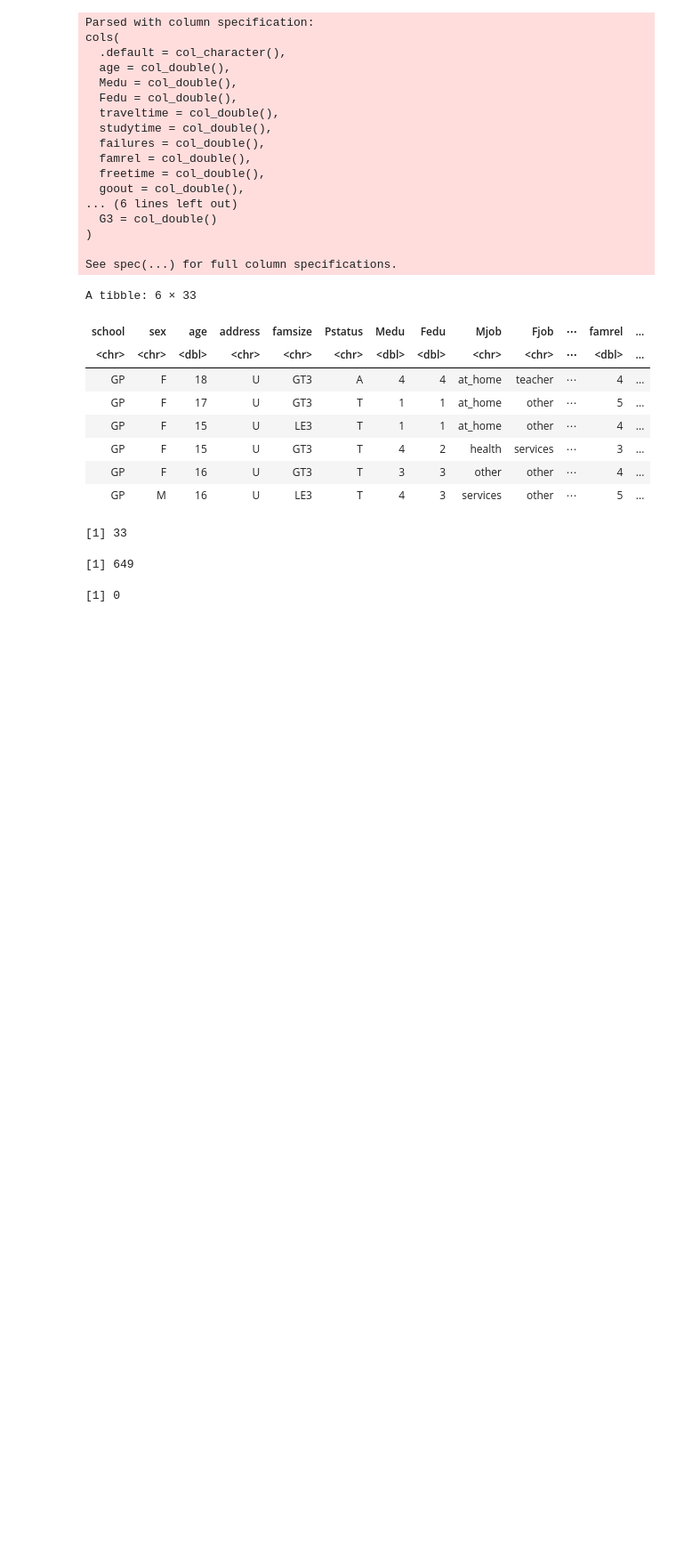
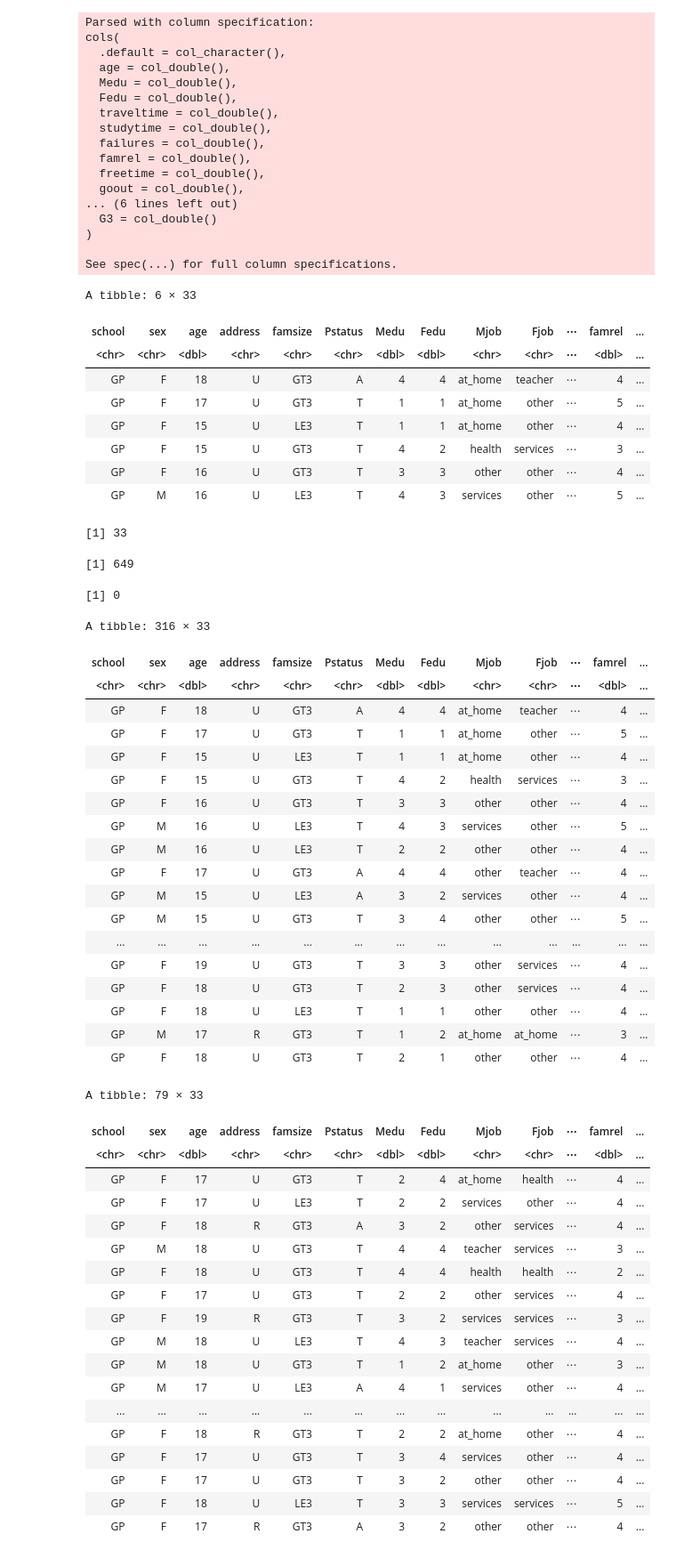
Before and after one commit to ly940/UCI-Machine-Learning, a Jupyter notebook: Proposal Code.ipynb, the cells around one changed output. Shown: that part at 89% size. Cells and saved outputs as stored; diff of their text form; code cells hidden in the pictures; blank space fills up the shorter version.

Commit message:
separated training and testing data set

```diff
--- a/Proposal Code.ipynb
+++ b/Proposal Code.ipynb
@@ -69,0 +68,44 @@ missing_data
+# %%
+student_performance_training <- student_performance[1:316,]
+student_performance_training
+student_performance_test <- student_performance[317:395,]
+student_performance_test
+# %% [output]
+A tibble: 316 × 33
+| school | sex | age | address | famsize | Pstatus | Medu | Fedu | Mjob | Fjob | ⋯ | famrel | ... |
+| <chr> | <chr> | <dbl> | <chr> | <chr> | <chr> | <dbl> | <dbl> | <chr> | <chr> | ⋯ | <dbl> | ... |
+| GP | F | 18 | U | GT3 | A | 4 | 4 | at_home | teacher | ⋯ | 4 | ... |
+| GP | F | 17 | U | GT3 | T | 1 | 1 | at_home | other | ⋯ | 5 | ... |
+| GP | F | 15 | U | LE3 | T | 1 | 1 | at_home | other | ⋯ | 4 | ... |
+| GP | F | 15 | U | GT3 | T | 4 | 2 | health | services | ⋯ | 3 | ... |
+| GP | F | 16 | U | GT3 | T | 3 | 3 | other | other | ⋯ | 4 | ... |
+| GP | M | 16 | U | LE3 | T | 4 | 3 | services | other | ⋯ | 5 | ... |
+| GP | M | 16 | U | LE3 | T | 2 | 2 | other | other | ⋯ | 4 | ... |
+| GP | F | 17 | U | GT3 | A | 4 | 4 | other | teacher | ⋯ | 4 | ... |
+| GP | M | 15 | U | LE3 | A | 3 | 2 | services | other | ⋯ | 4 | ... |
+| GP | M | 15 | U | GT3 | T | 3 | 4 | other | other | ⋯ | 5 | ... |
+| ... | ... | ... | ... | ... | ... | ... | ... | ... | ... | ... | ... | ... |
+| GP | F | 19 | U | GT3 | T | 3 | 3 | other | services | ⋯ | 4 | ... |
+| GP | F | 18 | U | GT3 | T | 2 | 3 | other | services | ⋯ | 4 | ... |
+| GP | F | 18 | U | LE3 | T | 1 | 1 | other | other | ⋯ | 4 | ... |
+| GP | M | 17 | R | GT3 | T | 1 | 2 | at_home | at_home | ⋯ | 3 | ... |
+| GP | F | 18 | U | GT3 | T | 2 | 1 | other | other | ⋯ | 4 | ... |
+A tibble: 79 × 33
+| school | sex | age | address | famsize | Pstatus | Medu | Fedu | Mjob | Fjob | ⋯ | famrel | ... |
+| <chr> | <chr> | <dbl> | <chr> | <chr> | <chr> | <dbl> | <dbl> | <chr> | <chr> | ⋯ | <dbl> | ... |
+| GP | F | 17 | U | GT3 | T | 2 | 4 | at_home | health | ⋯ | 4 | ... |
+| GP | F | 17 | U | LE3 | T | 2 | 2 | services | other | ⋯ | 4 | ... |
+| GP | F | 18 | R | GT3 | A | 3 | 2 | other | services | ⋯ | 4 | ... |
+| GP | M | 18 | U | GT3 | T | 4 | 4 | teacher | services | ⋯ | 3 | ... |
+| GP | F | 18 | U | GT3 | T | 4 | 4 | health | health | ⋯ | 2 | ... |
+| GP | F | 17 | U | GT3 | T | 2 | 2 | other | services | ⋯ | 4 | ... |
+| GP | F | 19 | R | GT3 | T | 3 | 2 | services | services | ⋯ | 3 | ... |
+| GP | M | 18 | U | LE3 | T | 4 | 3 | teacher | services | ⋯ | 4 | ... |
+| GP | M | 18 | U | GT3 | T | 1 | 2 | at_home | other | ⋯ | 3 | ... |
+| GP | M | 17 | U | LE3 | A | 4 | 1 | services | other | ⋯ | 4 | ... |
+| ... | ... | ... | ... | ... | ... | ... | ... | ... | ... | ... | ... | ... |
+| GP | F | 18 | R | GT3 | T | 2 | 2 | at_home | other | ⋯ | 4 | ... |
+| GP | F | 17 | U | GT3 | T | 3 | 4 | services | other | ⋯ | 4 | ... |
+| GP | F | 17 | U | GT3 | T | 3 | 2 | other | other | ⋯ | 4 | ... |
+| GP | F | 18 | U | LE3 | T | 3 | 3 | services | services | ⋯ | 5 | ... |
+| GP | F | 17 | R | GT3 | A | 3 | 2 | other | other | ⋯ | 4 | ... |
```
Also changed, not shown: parts of 1 cell of this notebook.
